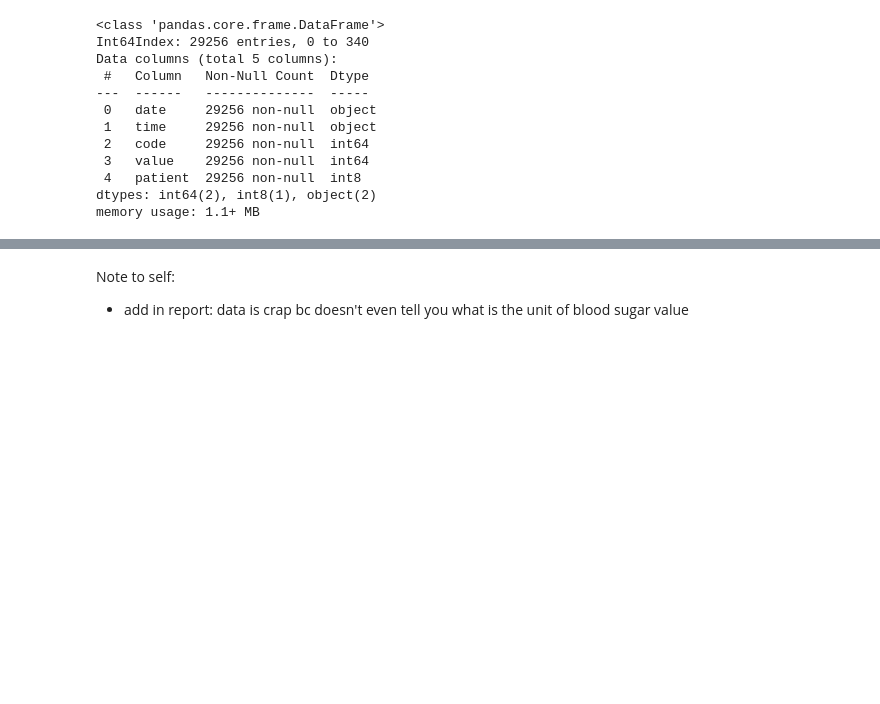
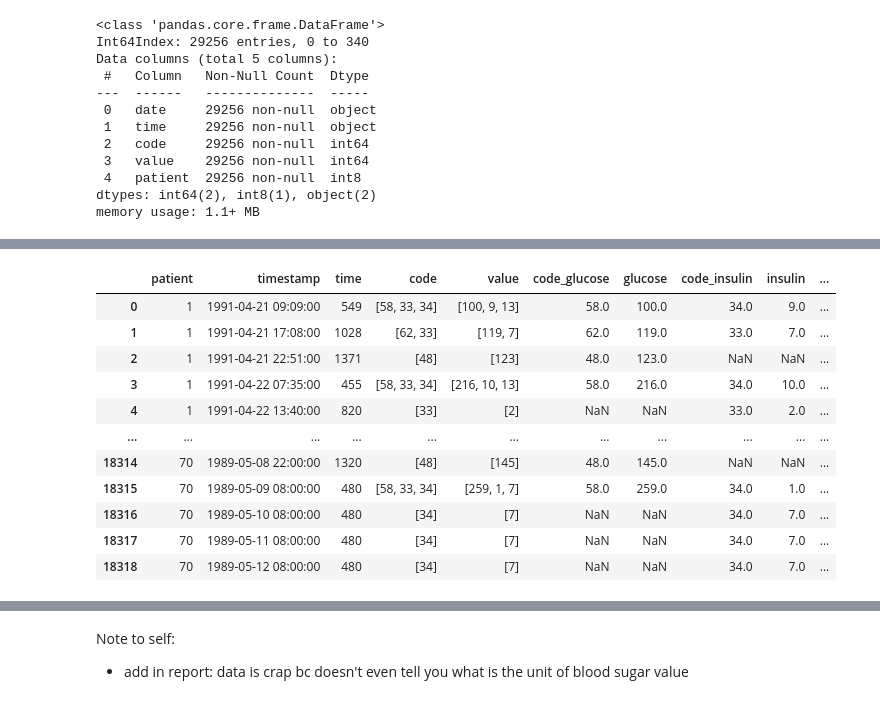
Before and after one commit to elisakaisa/blood_glucose_ML, a Jupyter notebook: project1.ipynb, the cells around one changed output, grey strips where cells are left out. Saved outputs shown, nothing was run; the diff lists cells and outputs as text; code cells hidden in the pictures; blank space fills up the shorter version.

```diff
--- a/project1.ipynb
+++ b/project1.ipynb
@@ -69,3 +81,9 @@ Data columns (total 5 columns):
  4   patient  29256 non-null  int8
 dtypes: int64(2), int8(1), object(2)
 memory usage: 1.1+ MB
+# %%
+# create timestamp variable (timeseries) and drop invalid date formats
+#data['timestamp'] = data['date'] + ' ' + data['time']
+data['timestamp'] = pd.to_datetime(data['date'] + ' ' + data['time'], errors='coerce')
+data = data.dropna()
+data.info()
@@ -71,0 +104,3 @@ memory usage: 1.1+ MB
+# %%
+data = data.groupby(['patient', 'timestamp'], as_index=False).agg({"time":list, "code":list, "value":list})
+data
@@ -72,5 +121,5 @@ memory usage: 1.1+ MB
 # %%
 #convert time column into mins
-data['time'] = data['time'].str.split(':').apply(lambda x: int(x[0]) * 60 + int(x[1]))
-data.info()
+data['time'] = data['timestamp'].apply(lambda x: x.hour*60 + x.minute)
+data
 # %% [output]
@@ -89,4 +138,0 @@ memory usage: 1.1+ MB
-# %%
-#drop time values that are over 1440 (amount of minutes in a day)
-data = data[data.time < 1440]
-data.info()
@@ -105,0 +139,66 @@ memory usage: 1.1+ MB
+# %%
+# code arrays
+codes_exercise = [69, 70, 71]
+codes_insulin = [33, 34, 35]
+codes_glucose_measurement = [48, 57, 58, 59, 60, 61, 62, 63, 64]
+codes_meals = [66, 67, 68]
+codes_other = [65, 72]
+
+# init columns
+#data['exercise'] = pd.Series(dtype='int') #column 5
+#data['insulin'] = pd.Series(dtype='int') #column 6
+#data['glucose'] = pd.Series(dtype='int') #column 7
+#data['code_exercise'] = pd.Series(dtype='int') #column 8
+#data['code_insulin'] = pd.Series(dtype='int') #column 9
+#data['code_glucose'] = pd.Series(dtype='int') #column 10
+#data['code_meal'] = pd.Series(dtype='int') #column 11
+#data['code_other'] = pd.Series(dtype='int') #column 12
+
+for data_index, codes in enumerate(data["code"]):
+    counter = 0
+
+    for code in codes: #[row, column]
+
+        if code in codes_meals:
+            data.loc[data_index, 'code_meal'] = code
+
+        elif code in codes_other:
+            data.loc[data_index, 'code_other'] = code
+
+        elif code in codes_exercise:
+            data.loc[data_index, 'code_exercise'] = code
+            if code == 69: #typical exercise activity
+                data.loc[data_index, 'exercise'] = 2
+            if code == 70: #more than normal ex activity
+                data.loc[data_index, 'exercise'] = 3
+            if code == 71: #less than normal ex activity
+                data.loc[data_index, 'exercise'] = 1
+
+
+        elif code in codes_insulin:
+            data.loc[data_index, 'code_insulin'] = code
+            data.loc[data_index, 'insulin'] = data["value"][data_index][counter]
+
+        elif code in codes_glucose_measurement:
+            data.loc[data_index, 'code_glucose'] = code
+            data.loc[data_index, 'glucose'] = data["value"][data_index][counter]
+
+        counter=+1
+
+#data['exercise'] = data['exercise'].astype(int)
+#data['insulin'] = data['insulin'].astype(int)
+
+data
+# %% [output]
+|  | patient | timestamp | time | code | value | code_glucose | glucose | code_insulin | insulin | ... |
+| 0 | 1 | 1991-04-21 09:09:00 | 549 | [58, 33, 34] | [100, 9, 13] | 58.0 | 100.0 | 34.0 | 9.0 | ... |
+| 1 | 1 | 1991-04-21 17:08:00 | 1028 | [62, 33] | [119, 7] | 62.0 | 119.0 | 33.0 | 7.0 | ... |
+| 2 | 1 | 1991-04-21 22:51:00 | 1371 | [48] | [123] | 48.0 | 123.0 | NaN | NaN | ... |
+| 3 | 1 | 1991-04-22 07:35:00 | 455 | [58, 33, 34] | [216, 10, 13] | 58.0 | 216.0 | 34.0 | 10.0 | ... |
+| 4 | 1 | 1991-04-22 13:40:00 | 820 | [33] | [2] | NaN | NaN | 33.0 | 2.0 | ... |
+| ... | ... | ... | ... | ... | ... | ... | ... | ... | ... | ... |
+| 18314 | 70 | 1989-05-08 22:00:00 | 1320 | [48] | [145] | 48.0 | 145.0 | NaN | NaN | ... |
+| 18315 | 70 | 1989-05-09 08:00:00 | 480 | [58, 33, 34] | [259, 1, 7] | 58.0 | 259.0 | 34.0 | 1.0 | ... |
+| 18316 | 70 | 1989-05-10 08:00:00 | 480 | [34] | [7] | NaN | NaN | 34.0 | 7.0 | ... |
+| 18317 | 70 | 1989-05-11 08:00:00 | 480 | [34] | [7] | NaN | NaN | 34.0 | 7.0 | ... |
+| 18318 | 70 | 1989-05-12 08:00:00 | 480 | [34] | [7] | NaN | NaN | 34.0 | 7.0 | ... |
```
Also changed, not shown: parts of 28 cells of this notebook.
